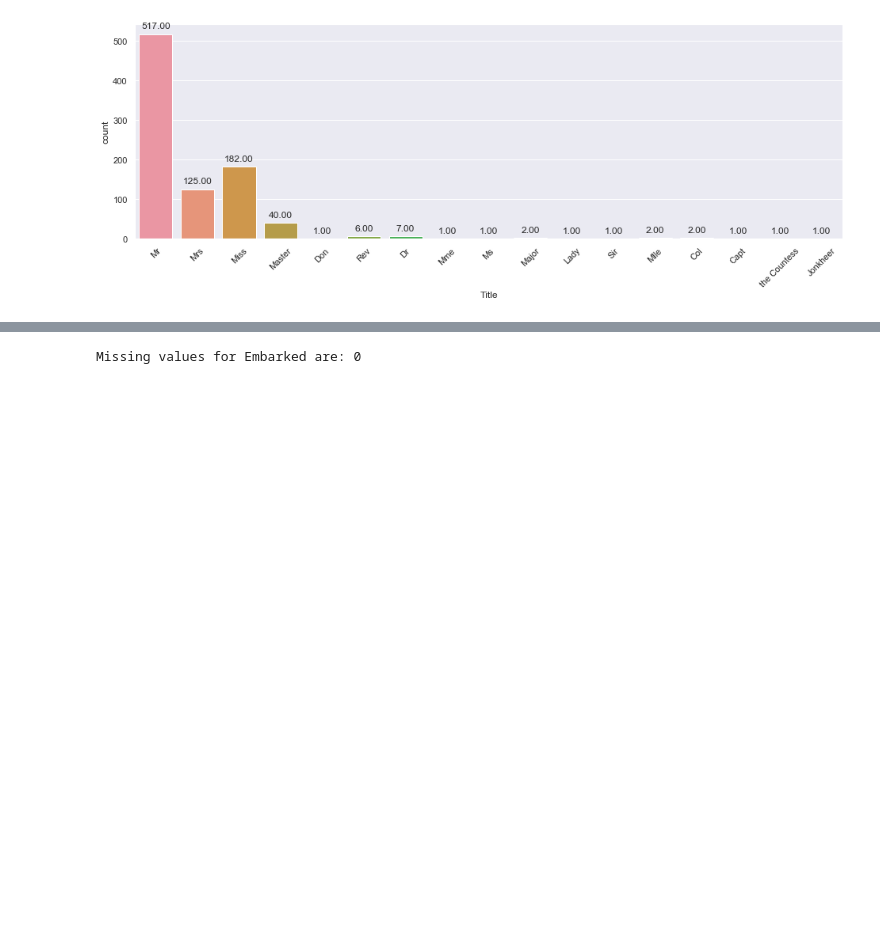
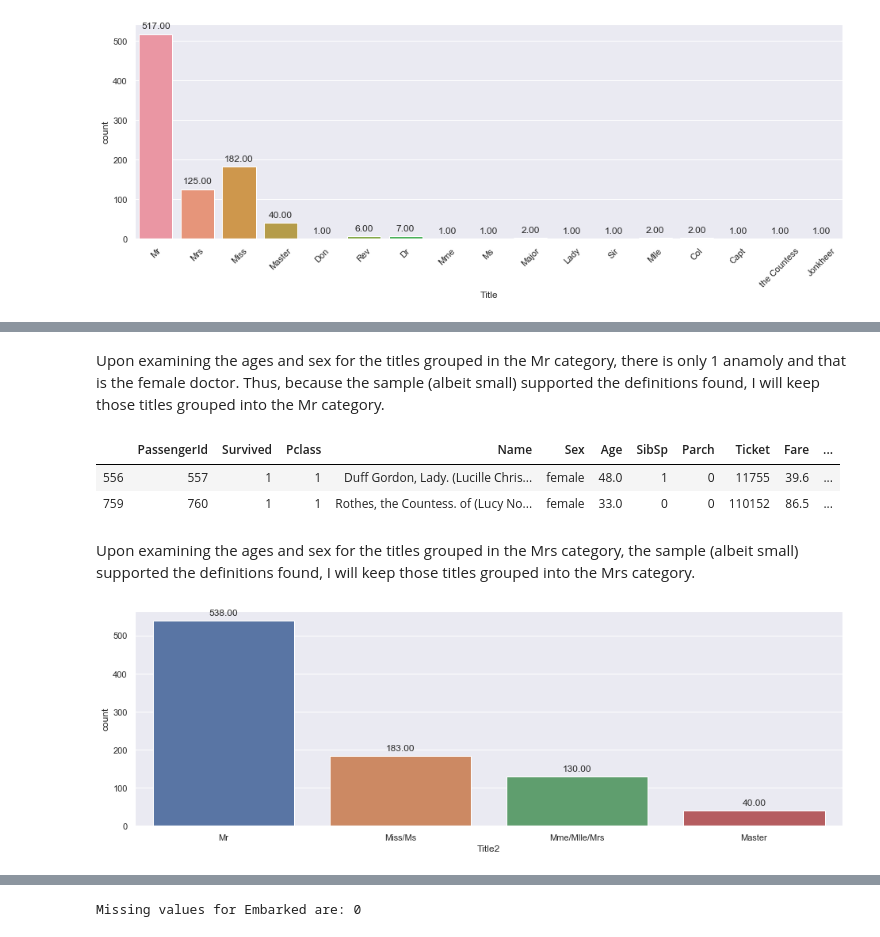
Before and after one commit to analyst8/titanic2020, a Jupyter notebook: titanic.ipynb, the cells around one changed output, grey strips where cells are left out. Drawn from its saved outputs; the diff is of its cells as text; code cells hidden in the pictures; blank space fills up the shorter version.

```diff
--- a/titanic.ipynb
+++ b/titanic.ipynb
@@ -424,0 +463,12 @@ g = g.set_xticklabels(["Master","Miss/Ms/Mme/Mlle/Mrs","Mr","Rare"])
+# %% [markdown]
+Upon examining the ages and sex for the titles grouped in the Mr category, there is only 1 anamoly and that is the female doctor. Thus, because the sample (albeit small) supported the definitions found, I will keep those titles grouped into the Mr category.
+# %%
+mrs_df = train_df[train_df['Title2'].isin(['Lady', 'the Countess'])]
+sortName2 = mrs_df.sort_values(by=['Title2'])
+sortName2
+# %% [output]
+|  | PassengerId | Survived | Pclass | Name | Sex | Age | SibSp | Parch | Ticket | Fare | ... |
+| 556 | 557 | 1 | 1 | Duff Gordon, Lady. (Lucille Chris... | female | 48.0 | 1 | 0 | 11755 | 39.6 | ... |
+| 759 | 760 | 1 | 1 | Rothes, the Countess. of (Lucy No... | female | 33.0 | 0 | 0 | 110152 | 86.5 | ... |
+# %% [markdown]
+Upon examining the ages and sex for the titles grouped in the Mrs category, the sample (albeit small) supported the definitions found, I will keep those titles grouped into the Mrs category.
@@ -425 +481,9 @@ g = g.set_xticklabels(["Master","Miss/Ms/Mme/Mlle/Mrs","Mr","Rare"])
+# %%
+ax = sns.countplot(train_df["Title2"],
+                   order = train_df["Title2"].value_counts().index)
+for p in ax.patches:
+    ax.annotate(format(p.get_height(), '.2f'), (p.get_x() + p.get_width() / 2., p.get_height()), ha = 'center', va = 'center', xytext = (0, 10), textcoords = 'offset points')
+ax = ax.set_xticklabels(["Mr","Miss/Ms", "Mme/Mlle/Mrs","Master"])
+# %% [output]
+[figure, added]
 # %%
```
Also changed, not shown: parts of 66 cells of this notebook.
